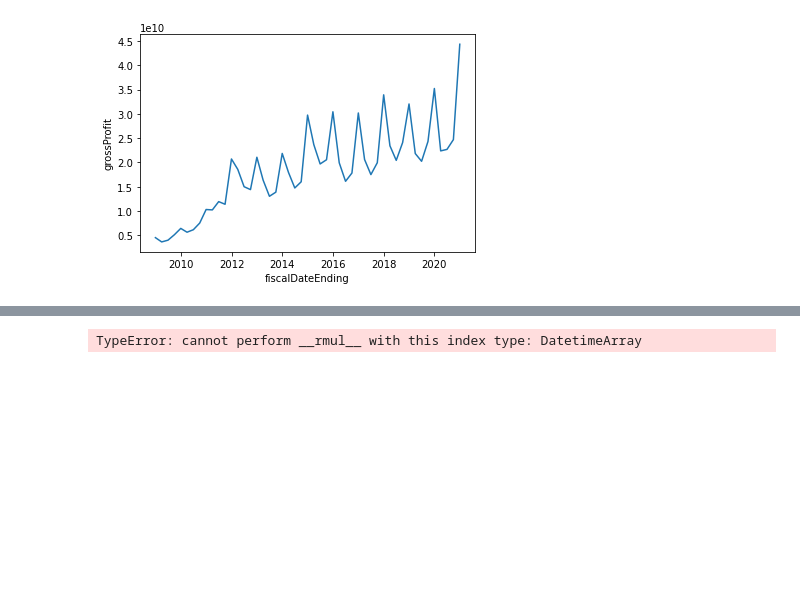
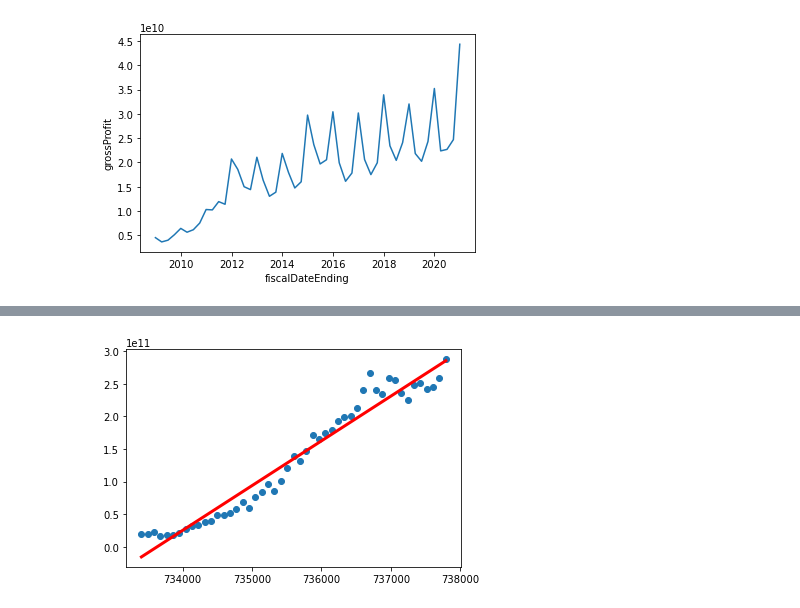
Before and after one commit to y-jiahao/stock-price-prediction, a Jupyter notebook: Jia Hao/main.ipynb, the cells around one changed output, grey strips where cells are left out. Cells and saved outputs as stored; diff of their text form; code cells hidden in the pictures; blank space fills up the shorter version.

```diff
--- a/Jia Hao/main.ipynb
+++ b/Jia Hao/main.ipynb
@@ -125,9 +139,11 @@ LinearRegression()
 # %%
-regline_x = dates
-regline_y = linreg.intercept_ + linreg.coef_ * dates
-f = plt.figure(figsize=(16, 8))
-plt.scatter(dates, assets)
+linreg1 = LinearRegression()
+linreg1.fit(ordinalno, totalliabs)
+regline_x = ordinalno
+regline_y = linreg1.intercept_ + linreg1.coef_ * ordinalno
+
+plt.scatter(ordinalno, totalliabs)
 plt.plot(regline_x, regline_y, 'r-', linewidth = 3)
 plt.show()
 # %% [output]
-TypeError: cannot perform __rmul__ with this index type: DatetimeArray
+[figure, added]
```
Also changed, not shown: parts of 8 cells of this notebook.
